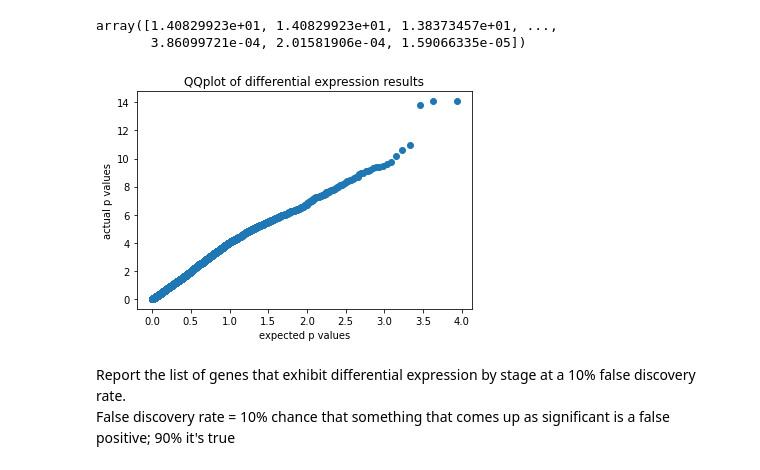
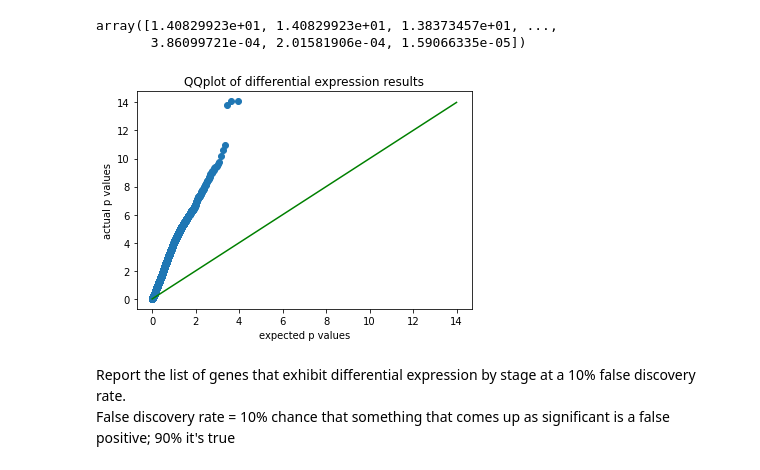
Before and after one commit to rgenner/qbb2021-answers, a Jupyter notebook: week9/Week9_HW.ipynb, the cells around one changed output. Cells and saved outputs as stored; diff of their text form; code cells hidden in the pictures.

```diff
--- a/week9/Week9_HW.ipynb
+++ b/week9/Week9_HW.ipynb
@@ -436,13 +436,15 @@ array([1.40829923e+01, 1.40829923e+01, 1.38373457e+01, ...,
        3.86099721e-04, 2.01581906e-04, 1.59066335e-05])
 # %%
 import matplotlib.pyplot as plt
+linex = np.linspace(0, 14)
+plt.plot(linex, linex, '-g')
 plt.scatter(p_exp_log, p_vals_log)
 plt.xlabel("expected p values")
 plt.ylabel("actual p values")
 plt.title("QQplot of differential expression results")
 plt.show()
 # %% [output]
-[figure, old version]
+[figure, new version]
 # %% [markdown]
 Report the list of genes that exhibit differential expression by stage at a 10% false discovery rate. <br>
 False discovery rate = 10% chance that something that comes up as significant is a false positive; 90% it's true
```
Also changed, not shown: parts of 6 cells of this notebook.
